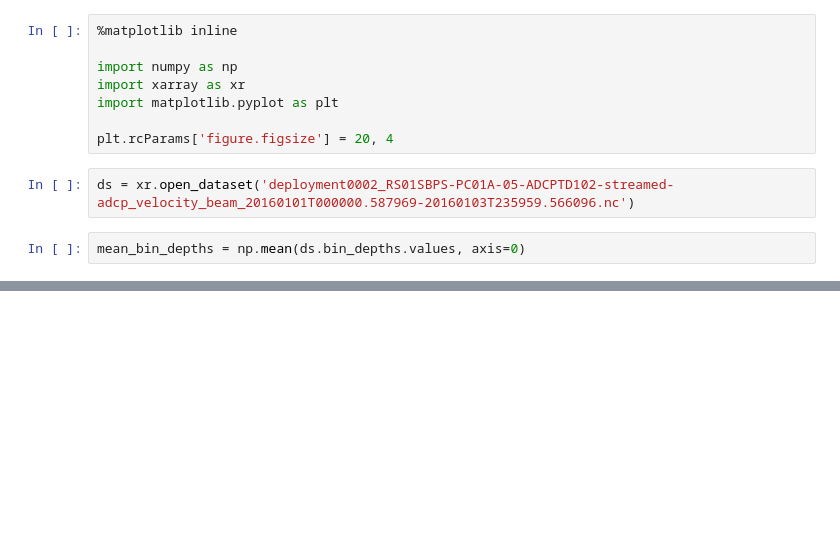
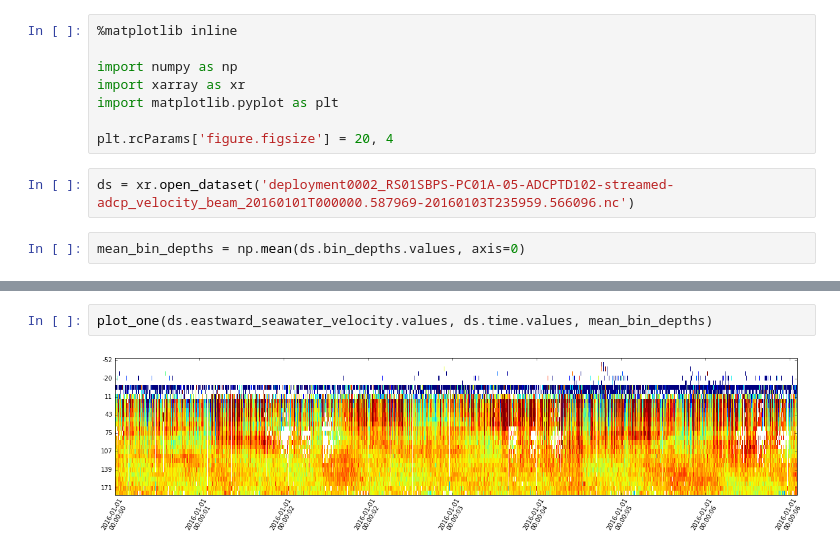
Before and after one commit to petercable/shared_notebooks, a Jupyter notebook: adcp/Velocity Plots.ipynb, the cells around one changed output, grey strips where cells are left out. Drawn from its saved outputs; the diff is of its cells as text; blank space fills up the shorter version.

```diff
--- a/adcp/Velocity Plots.ipynb
+++ b/adcp/Velocity Plots.ipynb
@@ -30,0 +43,4 @@ xlabels = ax.set_xticklabels([str(_)[:19].replace('T', '\n') for _ in ds.time.va
+# %%
+plot_one(ds.eastward_seawater_velocity.values, ds.time.values, mean_bin_depths)
+# %% [output]
+[figure, added]
```
Also changed, not shown: parts of 9 cells of this notebook.
